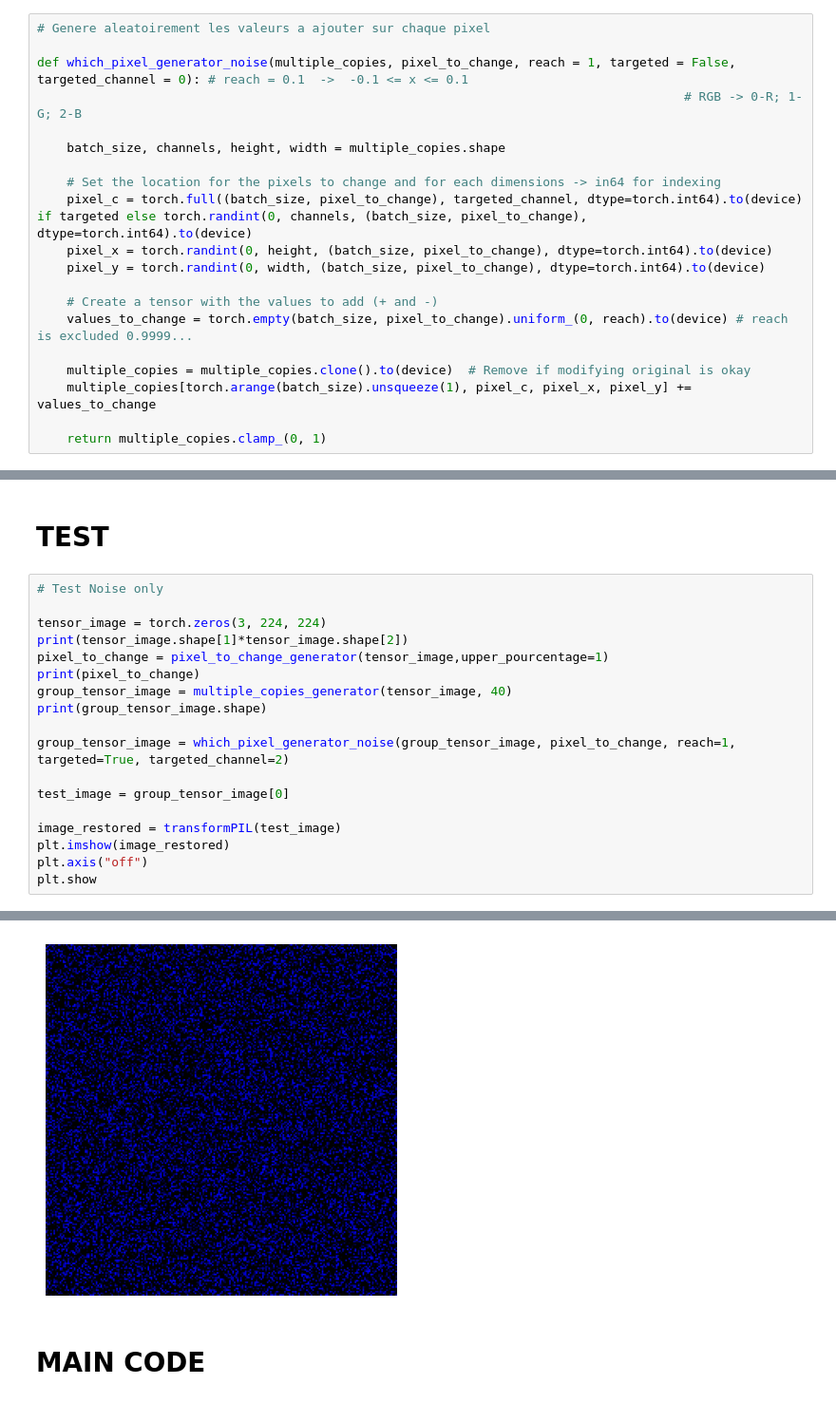
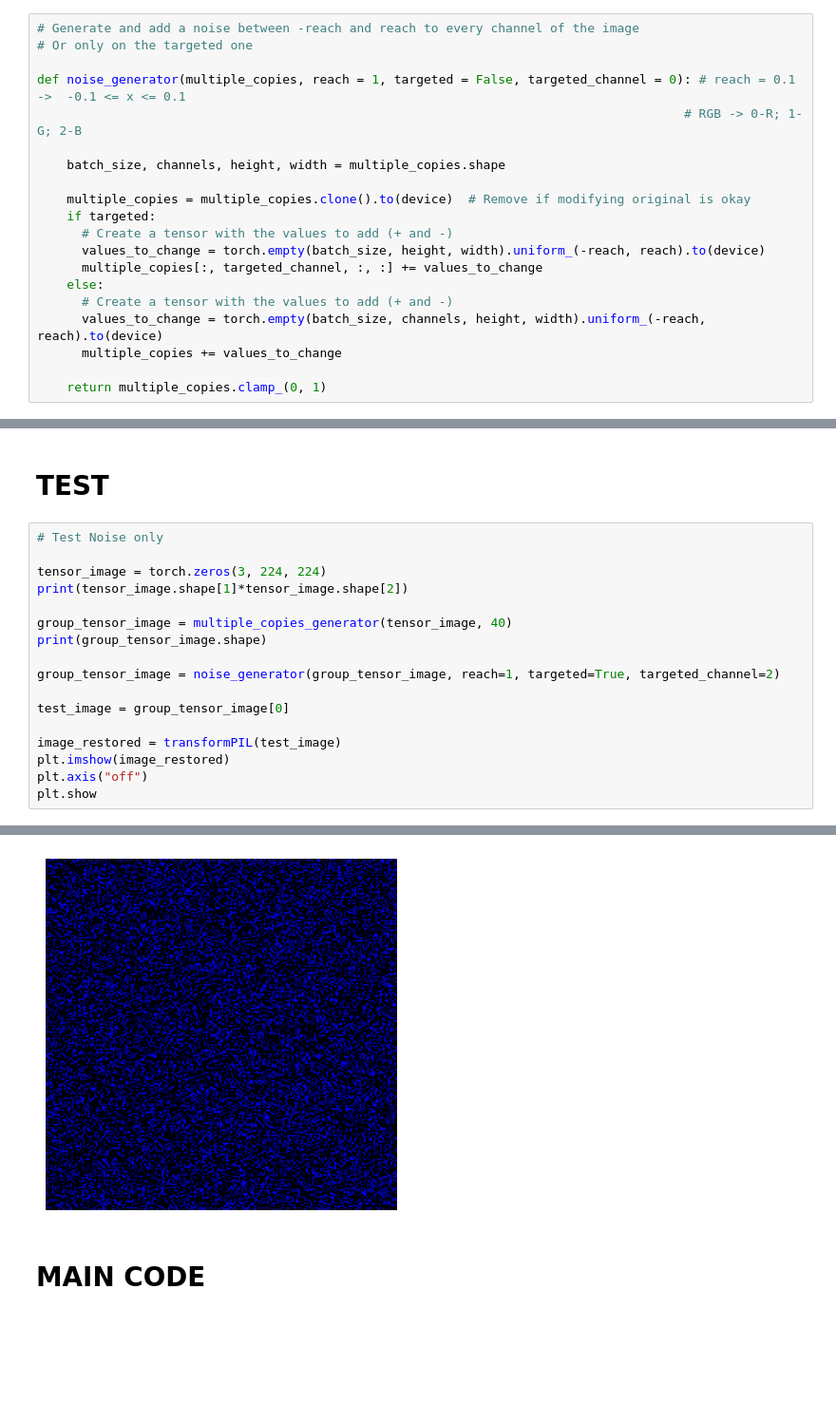
Before and after one commit to tiolgo/EA_pytorch, a Jupyter notebook: EA_pytorch_noise.ipynb, the cells around one changed output, grey strips where cells are left out. Shown at 95% size. Drawn from its saved outputs; the diff is of its cells as text; blank space fills up the shorter version.

Commit message:
added noise_generator() for stable noise between channels

```diff
--- a/EA_pytorch_noise.ipynb
+++ b/EA_pytorch_noise.ipynb
@@ -96,21 +87,21 @@ def pixel_to_change_generator(image, lower_pourcentage=0.001, upper_pourcentage=
 # %%
-# Genere aleatoirement les valeurs a ajouter sur chaque pixel
+# Generate and add a noise between -reach and reach to every channel of the image
+# Or only on the targeted one
 
-def which_pixel_generator_noise(multiple_copies, pixel_to_change, reach = 1, targeted = False, targeted_channel = 0): # reach = 0.1  ->  -0.1 <= x <= 0.1
+def noise_generator(multiple_copies, reach = 1, targeted = False, targeted_channel = 0): # reach = 0.1  ->  -0.1 <= x <= 0.1
                                                                                        # RGB -> 0-R; 1-G; 2-B
 
     batch_size, channels, height, width = multiple_copies.shape
 
-    # Set the location for the pixels to change and for each dimensions -> in64 for indexing
-    pixel_c = torch.full((batch_size, pixel_to_change), targeted_channel, dtype=torch.int64).to(device) if targeted else torch.randint(0, channels, (batch_size, pixel_to_change), dtype=torch.int64).to(device)
-    pixel_x = torch.randint(0, height, (batch_size, pixel_to_change), dtype=torch.int64).to(device)
-    pixel_y = torch.randint(0, width, (batch_size, pixel_to_change), dtype=torch.int64).to(device)
-
-    # Create a tensor with the values to add (+ and -)
-    values_to_change = torch.empty(batch_size, pixel_to_change).uniform_(0, reach).to(device) # reach is excluded 0.9999...
-
     multiple_copies = multiple_copies.clone().to(device)  # Remove if modifying original is okay
-    multiple_copies[torch.arange(batch_size).unsqueeze(1), pixel_c, pixel_x, pixel_y] += values_to_change
+    if targeted:
+      # Create a tensor with the values to add (+ and -)
+      values_to_change = torch.empty(batch_size, height, width).uniform_(-reach, reach).to(device)
+      multiple_copies[:, targeted_channel, :, :] += values_to_change
+    else:
+      # Create a tensor with the values to add (+ and -)
+      values_to_change = torch.empty(batch_size, channels, height, width).uniform_(-reach, reach).to(device)
+      multiple_copies += values_to_change
 
     return multiple_copies.clamp_(0, 1)
 # %%
@@ -222,12 +213,11 @@ def checker(elites_index, elites_proba, threshold):
 
 tensor_image = torch.zeros(3, 224, 224)
 print(tensor_image.shape[1]*tensor_image.shape[2])
-pixel_to_change = pixel_to_change_generator(tensor_image,upper_pourcentage=1)
-print(pixel_to_change)
+
 group_tensor_image = multiple_copies_generator(tensor_image, 40)
 print(group_tensor_image.shape)
 
-group_tensor_image = which_pixel_generator_noise(group_tensor_image, pixel_to_change, reach=1, targeted=True, targeted_channel=2)
+group_tensor_image = noise_generator(group_tensor_image, reach=1, targeted=True, targeted_channel=2)
 
 test_image = group_tensor_image[0]
 
@@ -241,6 +231,6 @@ plt.show
 torch.Size([40, 3, 224, 224])
 <function matplotlib.pyplot.show(close=None, block=None)>
-[figure, old version]
+[figure, new version]
 # %% [markdown]
 # **MAIN CODE**
 # %% [markdown]
```
Also changed, not shown: parts of 4 cells of this notebook.
